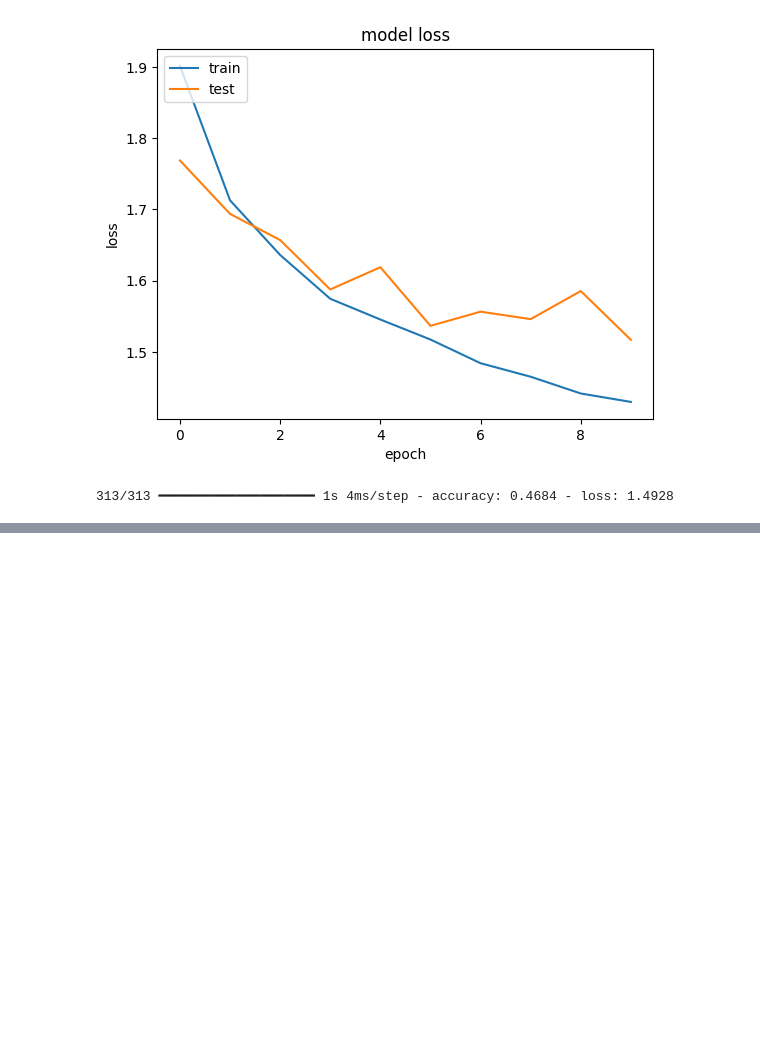
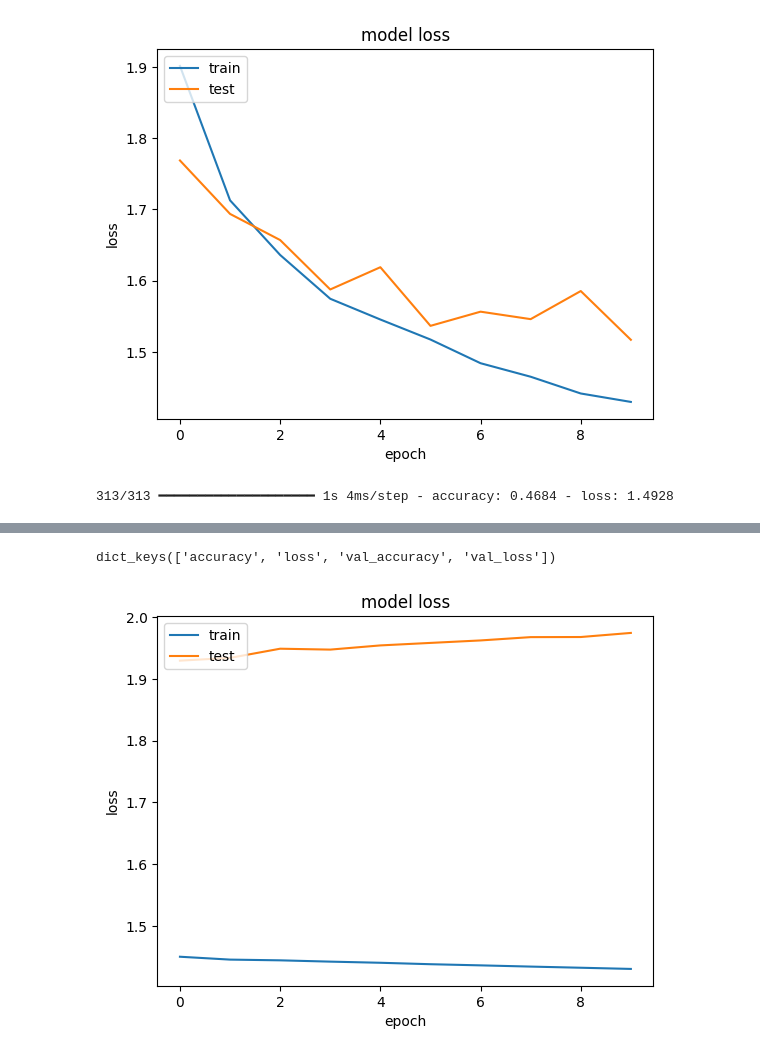
Before and after one commit to EnrikDS/generative, a Jupyter notebook: MLP.ipynb, the cells around one changed output, grey strips where cells are left out. Saved outputs shown, nothing was run; the diff lists cells and outputs as text; code cells hidden in the pictures; blank space fills up the shorter version.

```diff
--- a/MLP.ipynb
+++ b/MLP.ipynb
@@ -156,0 +163,7 @@ np.int64(5)
+# %%
+input_layer = layers.Input(shape=(32, 32, 3))
+conv_layer_1 = layers.Conv2D(filters=10, kernel_size=(3, 3), strides=1, padding="same")(input_layer)
+conv_layer_2 = layers.Conv2D(filters=20, kernel_size=(3, 3), strides=2, padding="same")(conv_layer_1)
+flatten_layer = layers.Flatten()(conv_layer_2)
+output_layer = layers.Dense(10, activation="softmax")(flatten_layer)
+model = models.Model(input_layer, output_layer)
@@ -156,0 +193,5 @@ np.int64(5)
+# %%
+opt = optimizers.Adam(learning_rate=0.0005)
+model.compile(optimizer=opt, loss="categorical_crossentropy", metrics=["accuracy"])
+# %%
+history = model.fit(x=x_train, y=y_train, batch_size=64, epochs=10, validation_split=0.3, shuffle=True, verbose=1)
@@ -156,0 +257,14 @@ np.int64(5)
+# %%
+# list all data in history
+print(history.history.keys())
+# summarize history for loss
+plt.plot(history.history['loss'])
+plt.plot(history.history['val_loss'])
+plt.title('model loss')
+plt.ylabel('loss')
+plt.xlabel('epoch')
+plt.legend(['train', 'test'], loc='upper left')
+plt.show()
+# %% [output]
+dict_keys(['accuracy', 'loss', 'val_accuracy', 'val_loss'])
+[figure, added]
```
Also changed, not shown: parts of 19 cells of this notebook, 1 other file.
